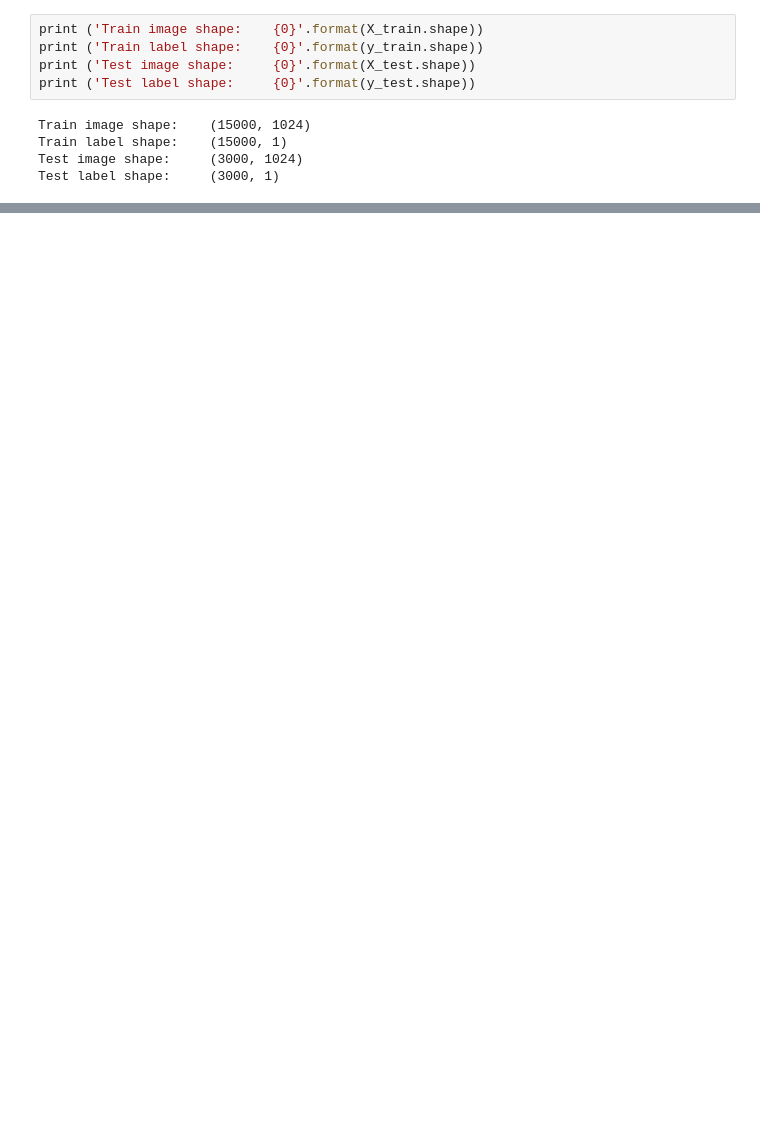
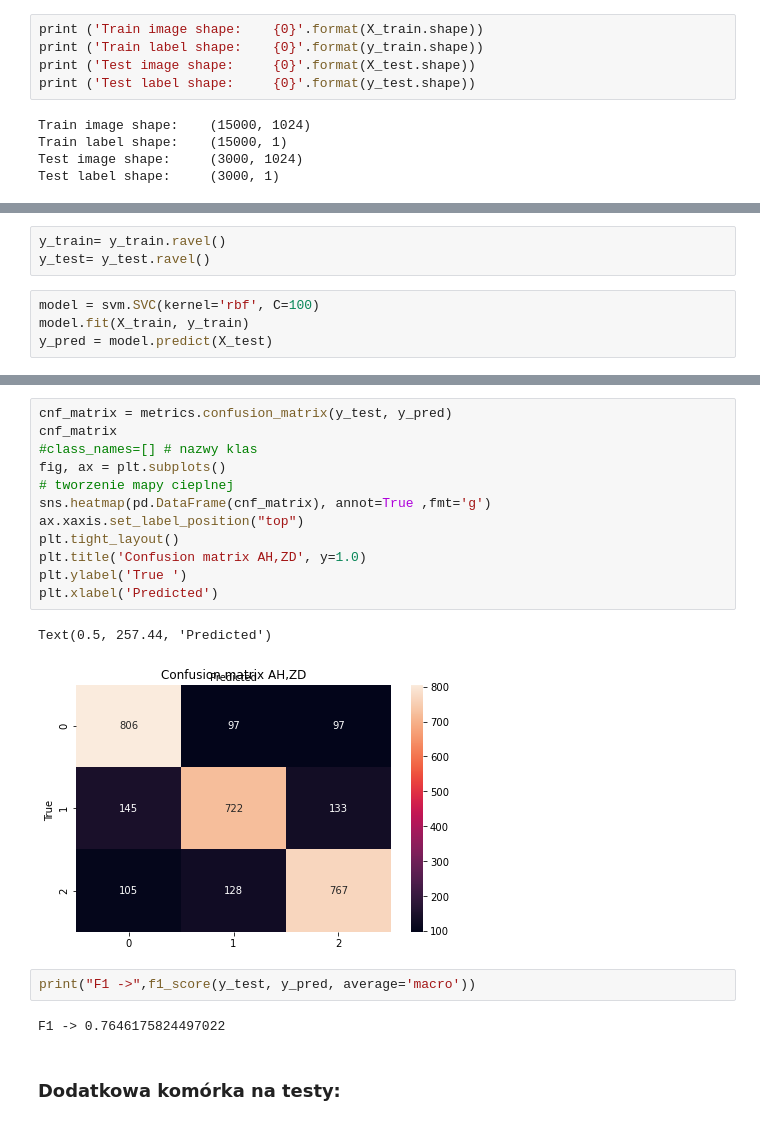
Before and after one commit to susannade/CIFAR10_Image_Classification, a Jupyter notebook: CIFAR10_Image_Classification.ipynb, the cells around one changed output, grey strips where cells are left out. Saved outputs shown, nothing was run; the diff lists cells and outputs as text; blank space fills up the shorter version.

```diff
--- a/CIFAR10_Image_Classification.ipynb
+++ b/CIFAR10_Image_Classification.ipynb
@@ -109,0 +113,7 @@ Test label shape:     (3000, 1)
+# %%
+y_train= y_train.ravel()
+y_test= y_test.ravel()
+# %%
+model = svm.SVC(kernel='rbf', C=100)
+model.fit(X_train, y_train)
+y_pred = model.predict(X_test)
@@ -109,0 +130,21 @@ Test label shape:     (3000, 1)
+# %%
+cnf_matrix = metrics.confusion_matrix(y_test, y_pred)
+cnf_matrix
+#class_names=[] # nazwy klas
+fig, ax = plt.subplots()
+# tworzenie mapy cieplnej
+sns.heatmap(pd.DataFrame(cnf_matrix), annot=True ,fmt='g')
+ax.xaxis.set_label_position("top")
+plt.tight_layout()
+plt.title('Confusion matrix AH,ZD', y=1.0)
+plt.ylabel('True ')
+plt.xlabel('Predicted')
+# %% [output]
+Text(0.5, 257.44, 'Predicted')
+[figure, added]
+# %%
+print("F1 ->",f1_score(y_test, y_pred, average='macro'))
+# %% [output]
+F1 -> 0.7646175824497022
+# %% [markdown]
+### Dodatkowa komórka na testy:
```
Also changed, not shown: parts of 8 cells of this notebook.
